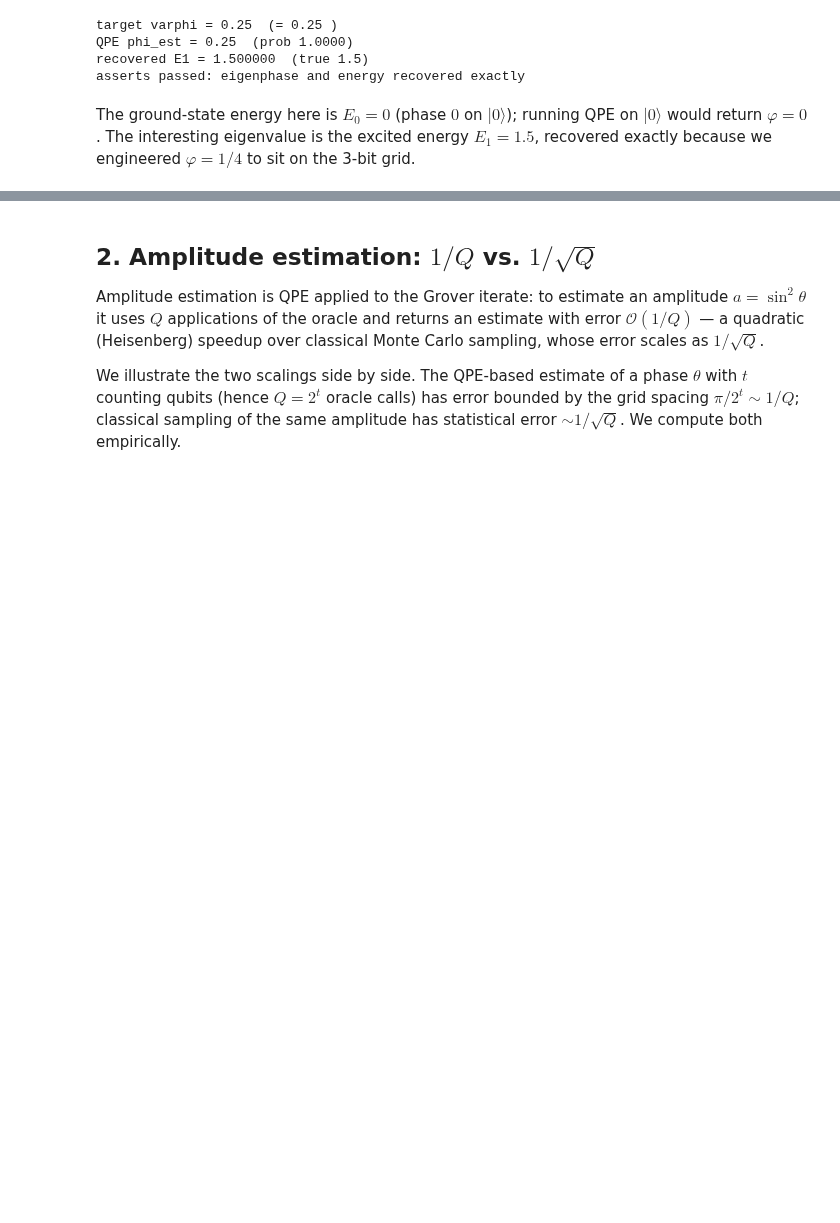
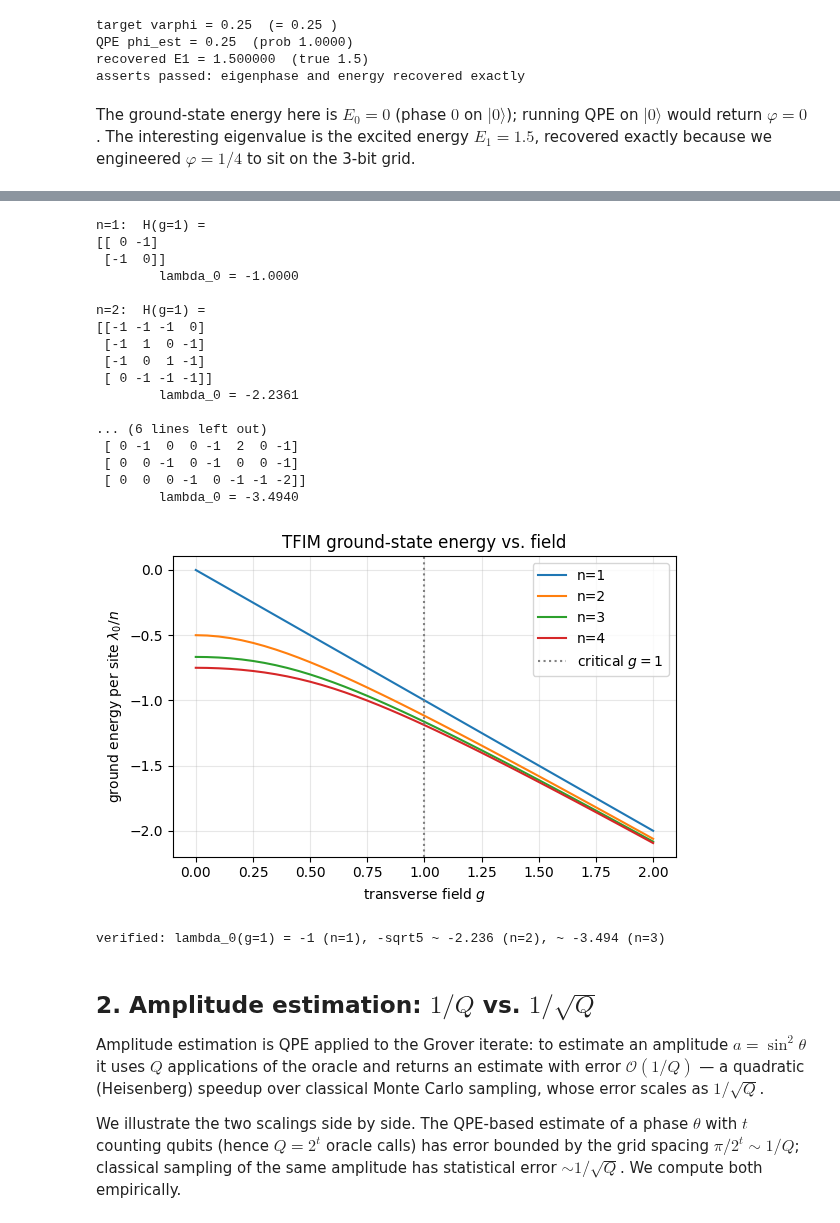
Before and after one commit to lzhang2012-sjtu/quantum-scientific-computing, a Jupyter notebook: demo/lec05_qpe_applications.ipynb, the cells around one changed output, grey strips where cells are left out. Cells and saved outputs as stored; diff of their text form; code cells hidden in the pictures; blank space fills up the shorter version.

```diff
--- a/demo/lec05_qpe_applications.ipynb
+++ b/demo/lec05_qpe_applications.ipynb
@@ -86,3 +94,59 @@ to sit on the 3-bit grid.
+# %%
+# H = -sum_i Z_i Z_{i+1} - g sum_i X_i, built as an explicit 2^n x 2^n matrix.
+I2 = np.eye(2); Xg = np.array([[0, 1], [1, 0]]); Zg = np.array([[1, 0], [0, -1]])
+def pauli_on(P, i, n):               # Pauli P on qubit i (1-indexed), identity elsewhere
+    M = np.array([[1.0]])
+    for q in range(1, n + 1):
+        M = np.kron(M, P if q == i else I2)
+    return M
+def H_tfim(n, g):
+    N = 2**n; H = np.zeros((N, N))
+    for i in range(1, n):            # nearest-neighbor ZZ couplings
+        H -= pauli_on(Zg, i, n) @ pauli_on(Zg, i + 1, n)
+    for i in range(1, n + 1):        # transverse field
+        H -= g * pauli_on(Xg, i, n)
+    return H
+
+for n in [1, 2, 3]:                  # explicit matrices at the critical field g=1
+    H = H_tfim(n, 1.0)
+    print(f"n={n}:  H(g=1) =")
+    print(H.astype(int))
+    print(f"        lambda_0 = {np.linalg.eigvalsh(H)[0]:.4f}\n")
+
+# ground-state energy per site vs field
+gs = np.linspace(0, 2, 41)
+plt.figure(figsize=(6, 4))
+for n in [1, 2, 3, 4]:
+    e0 = [np.linalg.eigvalsh(H_tfim(n, g))[0] for g in gs]
+    plt.plot(gs, np.array(e0) / n, label=f'n={n}')
+plt.axvline(1.0, ls=':', color='gray', label='critical $g=1$')
+plt.xlabel('transverse field $g$'); plt.ylabel(r'ground energy per site $\lambda_0/n$')
+plt.title('TFIM ground-state energy vs. field'); plt.legend(); plt.grid(True, alpha=0.3)
+plt.tight_layout(); plt.show()
+
+assert abs(np.linalg.eigvalsh(H_tfim(1, 1.0))[0] + 1.0) < 1e-9           # n=1: -1
+assert abs(np.linalg.eigvalsh(H_tfim(2, 1.0))[0] + np.sqrt(5)) < 1e-9    # n=2: -sqrt(5)
+print('verified: lambda_0(g=1) = -1 (n=1), -sqrt5 ~ -2.236 (n=2), ~ -3.494 (n=3)')
+# %% [output]
+n=1:  H(g=1) =
+[[ 0 -1]
+ [-1  0]]
+        lambda_0 = -1.0000
+
+n=2:  H(g=1) =
+[[-1 -1 -1  0]
+ [-1  1  0 -1]
+ [-1  0  1 -1]
+ [ 0 -1 -1 -1]]
+        lambda_0 = -2.2361
+
+... (6 lines left out)
+ [ 0 -1  0  0 -1  2  0 -1]
+ [ 0  0 -1  0 -1  0  0 -1]
+ [ 0  0  0 -1  0 -1 -1 -2]]
+        lambda_0 = -3.4940
+[figure, added]
+verified: lambda_0(g=1) = -1 (n=1), -sqrt5 ~ -2.236 (n=2), ~ -3.494 (n=3)
 # %% [markdown]
 ## 2. Amplitude estimation: $1/Q$ vs. $1/\sqrt Q$
 
```
Also changed, not shown: parts of 1 cell of this notebook, 1 other file.
